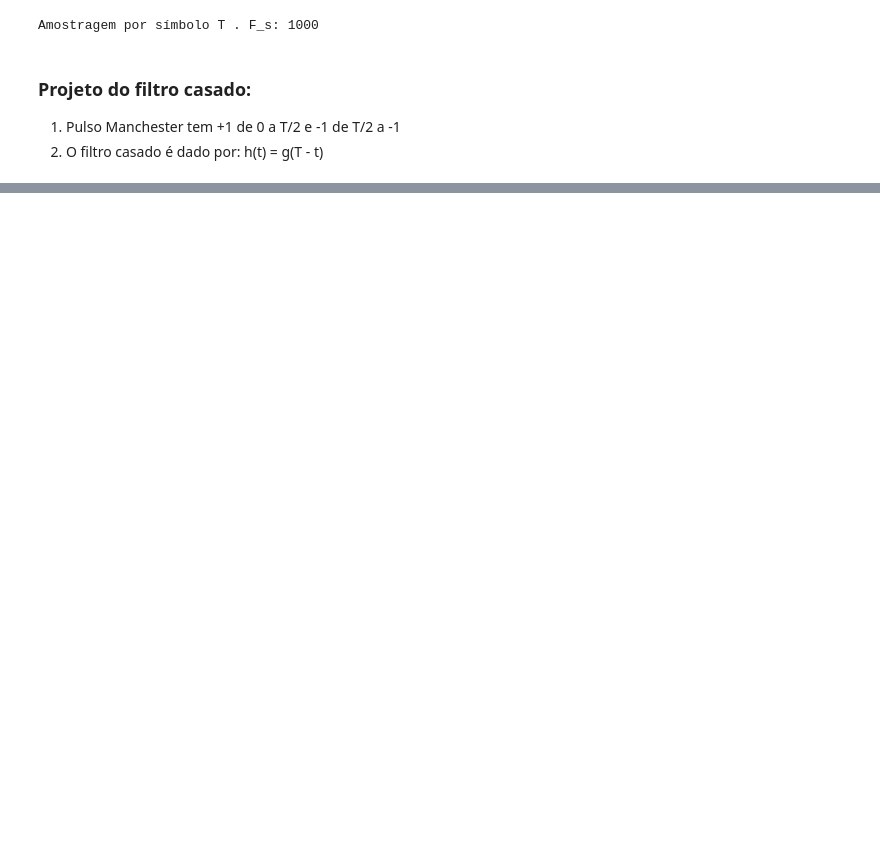
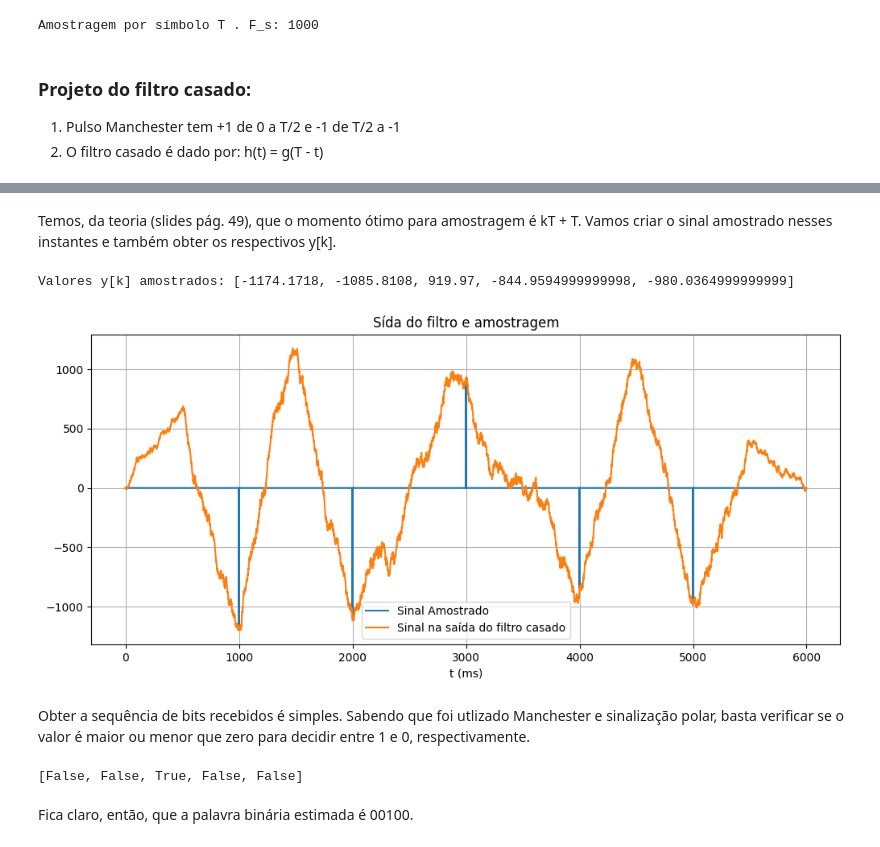
Before and after one commit to eduardoBorgonha/ufsc, a Jupyter notebook: comunicacao/filtros_casados/filtros_casados.ipynb, the cells around one changed output, grey strips where cells are left out. Drawn from its saved outputs; the diff is of its cells as text; code cells hidden in the pictures; blank space fills up the shorter version.

```diff
--- a/comunicacao/filtros_casados/filtros_casados.ipynb
+++ b/comunicacao/filtros_casados/filtros_casados.ipynb
@@ -54,0 +68,33 @@ plt.show()
+# %% [markdown]
+Temos, da teoria (slides pág. 49), que o momento ótimo para amostragem é kT + T. Vamos criar o sinal amostrado nesses instantes e também obter os respectivos y[k].
+# %%
+y_amostrado = np.zeros(y.size)
+yk = []
+for i in range(5):
+    t = ( 1000*T* (1 + i) - 1) #indexado em 0, T é múltiplicado por 1000 pois está em ms
+    y_amostrado[t] = y[t]
+    yk.append(float(y[t]))
+
+print(f"Valores y[k] amostrados: {yk}")
+plt.figure(figsize=(12,5))
+plt.plot(y_amostrado, label='Sinal Amostrado')
+plt.plot(y, label="Sinal na saída do filtro casado")
+plt.title("Sída do filtro e amostragem")
+plt.xlabel("t (ms)")
+plt.legend()
+plt.grid(True)
+plt.show()
+# %% [output]
+Valores y[k] amostrados: [-1174.1718, -1085.8108, 919.97, -844.9594999999998, -980.0364999999999]
+[figure, added]
+# %% [markdown]
+Obter a sequência de bits recebidos é simples. Sabendo que foi utlizado Manchester e sinalização polar, basta verificar se o valor é maior ou menor que zero para decidir entre 1 e 0, respectivamente.
+# %%
+bits = []
+for amostra in yk:
+    bits.append(amostra > 0)
+print(bits)
+# %% [output]
+[False, False, True, False, False]
+# %% [markdown]
+Fica claro, então, que a palavra binária estimada é 00100.
```
Also changed, not shown: parts of 5 cells of this notebook.
